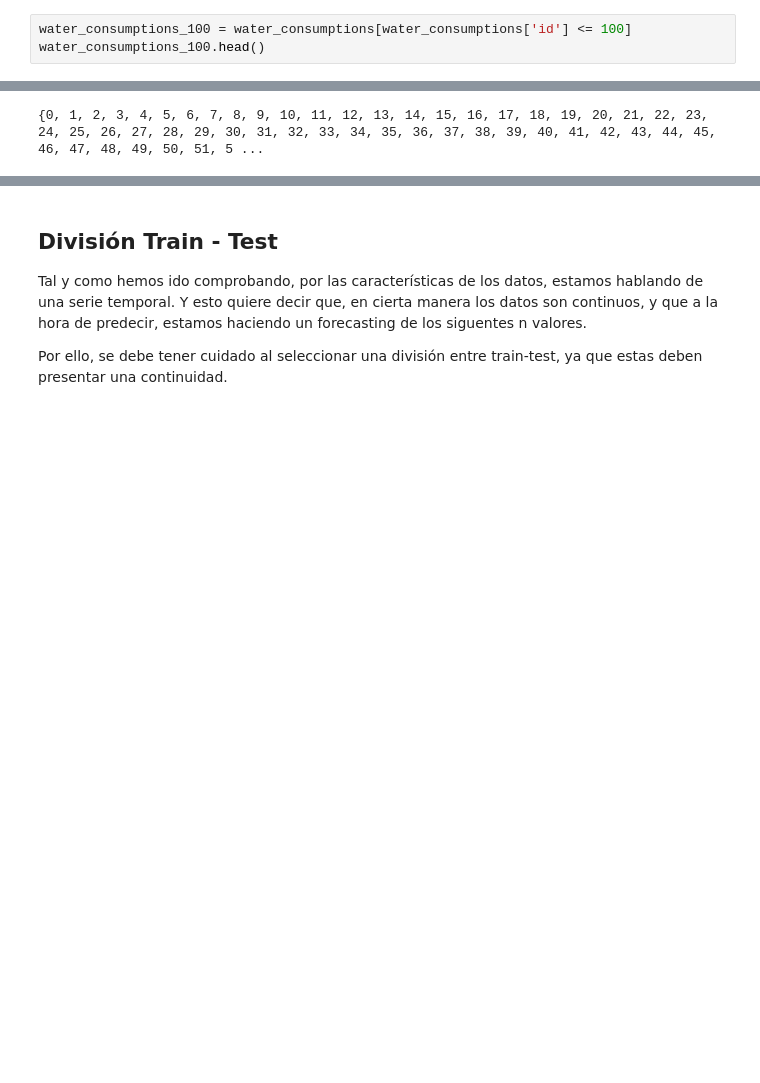
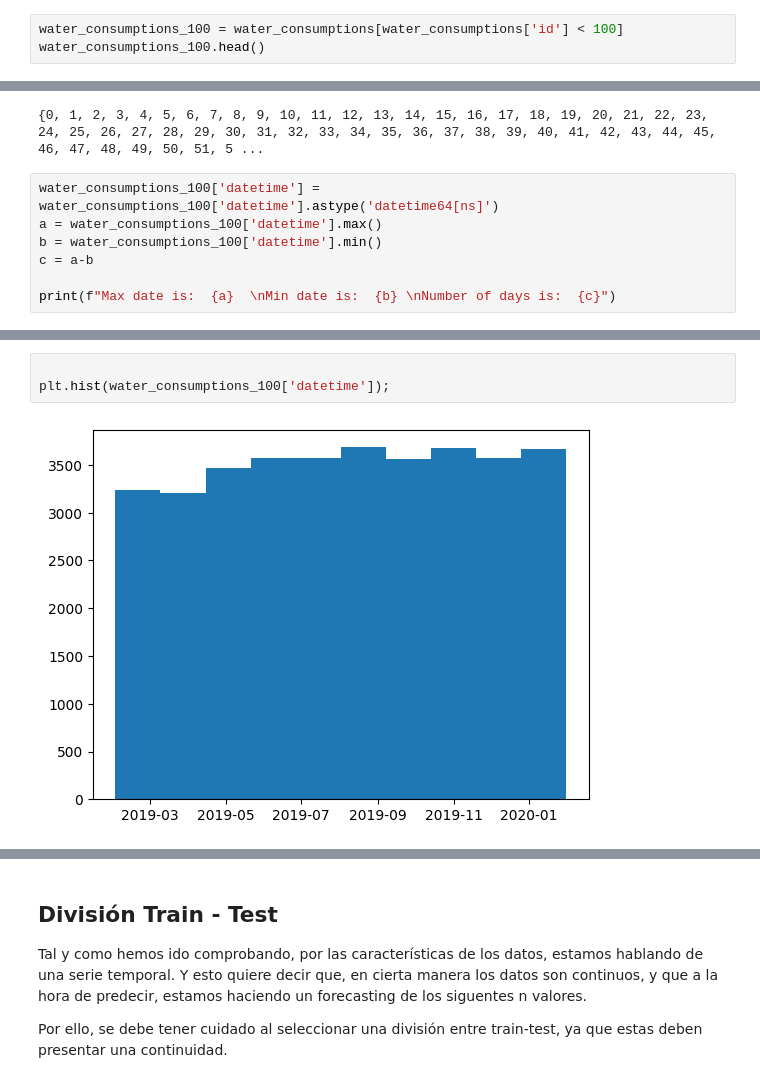
Before and after one commit to arturperona/seminario_big_data, a Jupyter notebook: src/eda_explicacion.ipynb, the cells around one changed output, grey strips where cells are left out. Cells and saved outputs as stored; diff of their text form; blank space fills up the shorter version.

```diff
--- a/src/eda_explicacion.ipynb
+++ b/src/eda_explicacion.ipynb
@@ -211,5 +232,5 @@ water_consumptions.head(15)
 # %%
-water_consumptions_100 = water_consumptions[water_consumptions['id'] <= 100]
+water_consumptions_100 = water_consumptions[water_consumptions['id'] < 100]
 water_consumptions_100.head()
 # %% [output]
 |  | id | datetime | consumption |
@@ -226,3 +243,10 @@ water_consumptions_100.shape
 print(set(water_consumptions_100['id']))
 # %% [output]
 {0, 1, 2, 3, 4, 5, 6, 7, 8, 9, 10, 11, 12, 13, 14, 15, 16, 17, 18, 19, 20, 21, 22, 23, 24, 25, 26, 27, 28, 29, 30, 31, 32, 33, 34, 35, 36, 37, 38, 39, 40, 41, 42, 43, 44, 45, 46, 47, 48, 49, 50, 51, 5 ...
+# %%
+water_consumptions_100['datetime'] = water_consumptions_100['datetime'].astype('datetime64[ns]')
+a = water_consumptions_100['datetime'].max()
+b = water_consumptions_100['datetime'].min()
+c = a-b
+
+print(f"Max date is:  {a}  \nMin date is:  {b} \nNumber of days is:  {c}")
@@ -228,0 +262,5 @@ print(set(water_consumptions_100['id']))
+# %%
+
+plt.hist(water_consumptions_100['datetime']);
+# %% [output]
+[figure, added]
```
Also changed, not shown: parts of 28 cells of this notebook.
